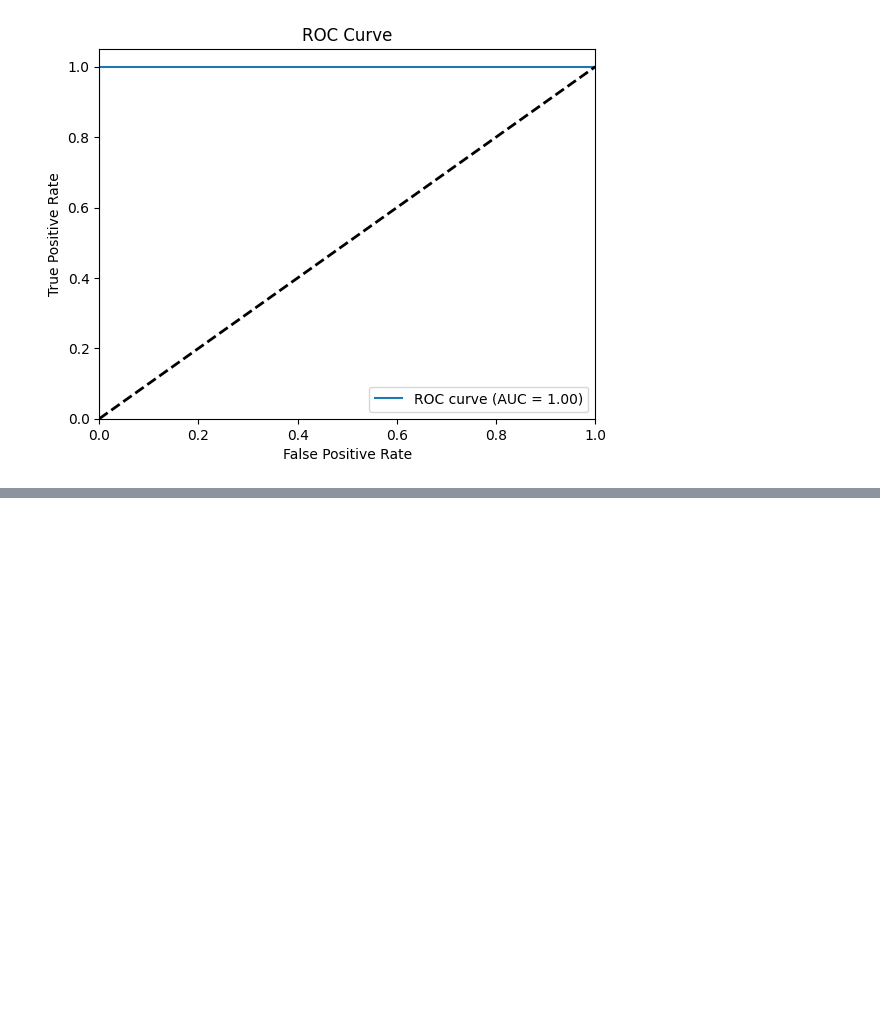
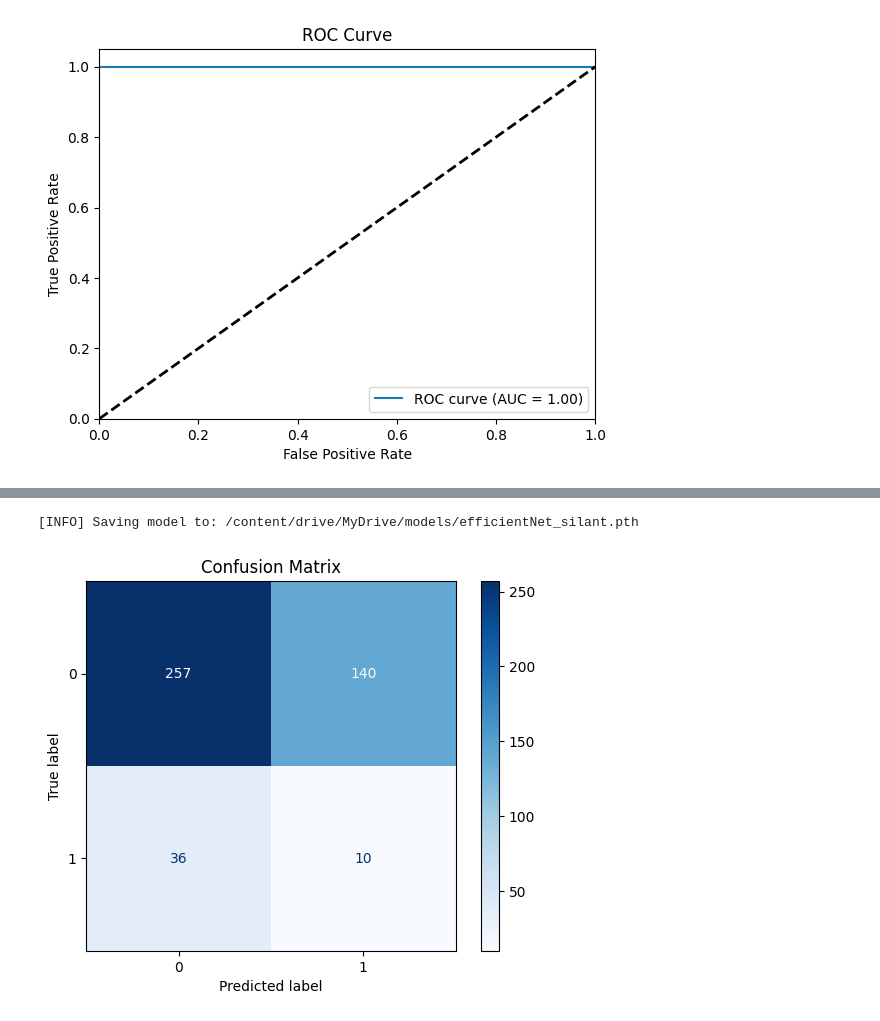
Before and after one commit to DutchVandaline/Artificial_Intelligence, a Jupyter notebook: Deep_Learning_Silant_Problem.ipynb, the cells around one changed output, grey strips where cells are left out. Drawn from its saved outputs; the diff is of its cells as text; code cells hidden in the pictures; blank space fills up the shorter version.

Commit message:
EfficientNet added

```diff
--- a/Deep_Learning_Silant_Problem.ipynb
+++ b/Deep_Learning_Silant_Problem.ipynb
@@ -341,0 +346,4 @@ F1 Score (Macro): 0.9938765636878845
+# %%
+weights = torchvision.models.EfficientNet_B0_Weights.DEFAULT
+efficientNet = torchvision.models.efficientnet_b0(weights=weights)
+efficientNet
@@ -341,0 +406,12 @@ F1 Score (Macro): 0.9938765636878845
+# %%
+# Update the classifier head of our model to suit our problem
+torch.manual_seed(42)
+torch.cuda.manual_seed(42)
+
+efficientNet.classifier = nn.Sequential(
+    nn.Dropout(p=0.2, inplace=True),
+    nn.Linear(in_features=1280, #feature vector coming in
+              out_features=len(class_names))
+).to(device)
+
+efficientNet.classifier
@@ -341,0 +486,49 @@ F1 Score (Macro): 0.9938765636878845
+# %%
+from pytorch_modules.pytorch_modules import utils
+
+utils.save_model(model=efficientNet,
+                 target_dir="/content/drive/MyDrive/models",
+                 model_name="efficientNet_silant.pth")
+# %% [output]
+[INFO] Saving model to: /content/drive/MyDrive/models/efficientNet_silant.pth
+# %%
+import torch
+import matplotlib.pyplot as plt
+from sklearn.metrics import confusion_matrix, ConfusionMatrixDisplay
+import numpy as np
+
+# Assuming you have a test DataLoader (test_dataloader_pretrained) and the model (pretrained_vit)
+# Ensure the model is in evaluation mode
+efficientNet.eval()
+
+# Create lists to store true and predicted labels
+true_labels = []
+predicted_labels = []
+
+# Move model to the appropriate device (e.g., CPU or GPU)
+efficientNet.to(device)
+
+# Disable gradient calculation for evaluation
+with torch.no_grad():
+    for data in test_dataloader:
+        inputs, labels = data
+        inputs, labels = inputs.to(device), labels.to(device)
+
+        # Forward pass
+        outputs = efficientNet(inputs)
+        _, preds = torch.max(outputs, 1)
+
+        # Collect predictions and true labels
+        predicted_labels.extend(preds.cpu().numpy())
+        true_labels.extend(labels.cpu().numpy())
+
+# Compute confusion matrix
+conf_matrix = confusion_matrix(true_labels, predicted_labels)
+
+# Plot the confusion matrix
+disp = ConfusionMatrixDisplay(confusion_matrix=conf_matrix)
+disp.plot(cmap=plt.cm.Blues)
+plt.title('Confusion Matrix')
+plt.show()
+# %% [output]
+[figure, added]
```
Also changed, not shown: parts of 16 cells of this notebook.
